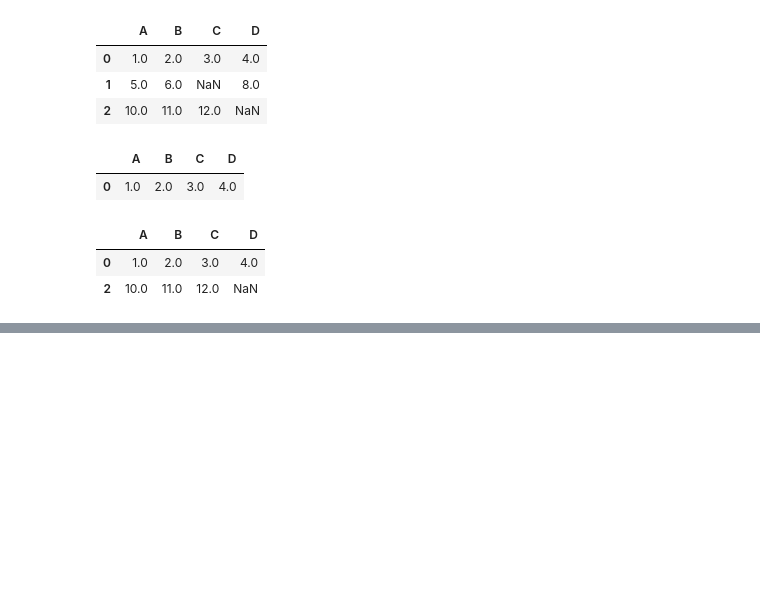
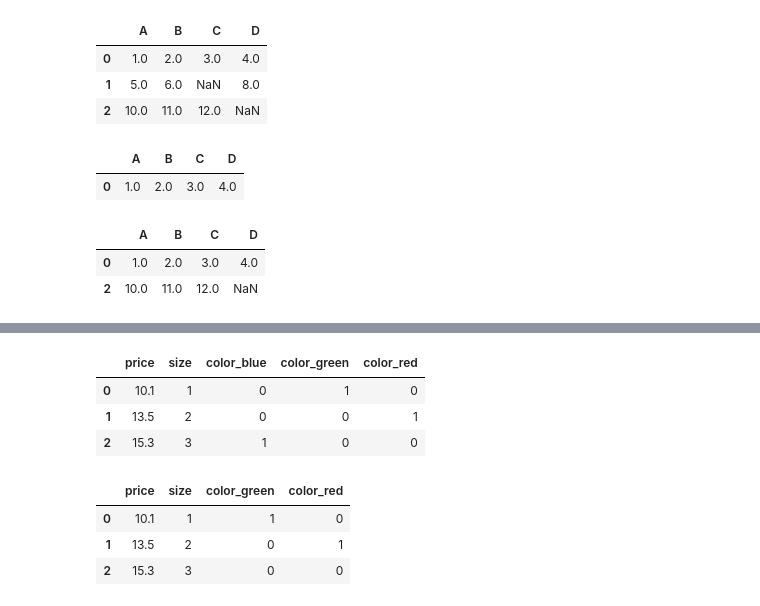
Before and after one commit to hirochan565G/PML_code, a Jupyter notebook: PML3.ipynb, the cells around one changed output, grey strips where cells are left out. Drawn from its saved outputs; the diff is of its cells as text; code cells hidden in the pictures; blank space fills up the shorter version.

```diff
--- a/PML3.ipynb
+++ b/PML3.ipynb
@@ -927,0 +955,9 @@ display(df.dropna(subset=['C']))
+# %%
+size_mapping = {
+    'XL' : 3,
+    'L' : 2,
+    'M' : 1
+}
+df_category['size'] = df_category['size'].map(size_mapping)
+#mapで辞書のキーワードと対応する値を数字に置き換える
+display(df_category);
@@ -927,0 +1001,3 @@ display(df.dropna(subset=['C']))
+# %%
+class_mapping = {lable:idx for idx, lable in enumerate(np.unique(df_category['classlabel']))}
+print(class_mapping)
@@ -927,0 +1006,3 @@ display(df.dropna(subset=['C']))
+# %%
+df_category['classlabel'] = df_category['classlabel'].map(class_mapping)
+display(df_category)
@@ -927,0 +1014,3 @@ display(df.dropna(subset=['C']))
+# %%
+inv_class_mapping = {v : k for k, v in class_mapping.items()}
+df_category['classlabel'] = df_category['classlabel'].map(inv_class_mapping)
@@ -927,0 +1067,15 @@ display(df.dropna(subset=['C']))
+# %%
+pd.get_dummies(df_category[['price', 'color', 'size']])
+# %% [output]
+|  | price | size | color_blue | color_green | color_red |
+| 0 | 10.1 | 1 | 0 | 1 | 0 |
+| 1 | 13.5 | 2 | 0 | 0 | 1 |
+| 2 | 15.3 | 3 | 1 | 0 | 0 |
+# %%
+pd.get_dummies(df_category[['price', 'color', 'size']],
+              drop_first=True)
+# %% [output]
+|  | price | size | color_green | color_red |
+| 0 | 10.1 | 1 | 1 | 0 |
+| 1 | 13.5 | 2 | 0 | 1 |
+| 2 | 15.3 | 3 | 0 | 0 |
```
Also changed, not shown: parts of 24 cells of this notebook.
